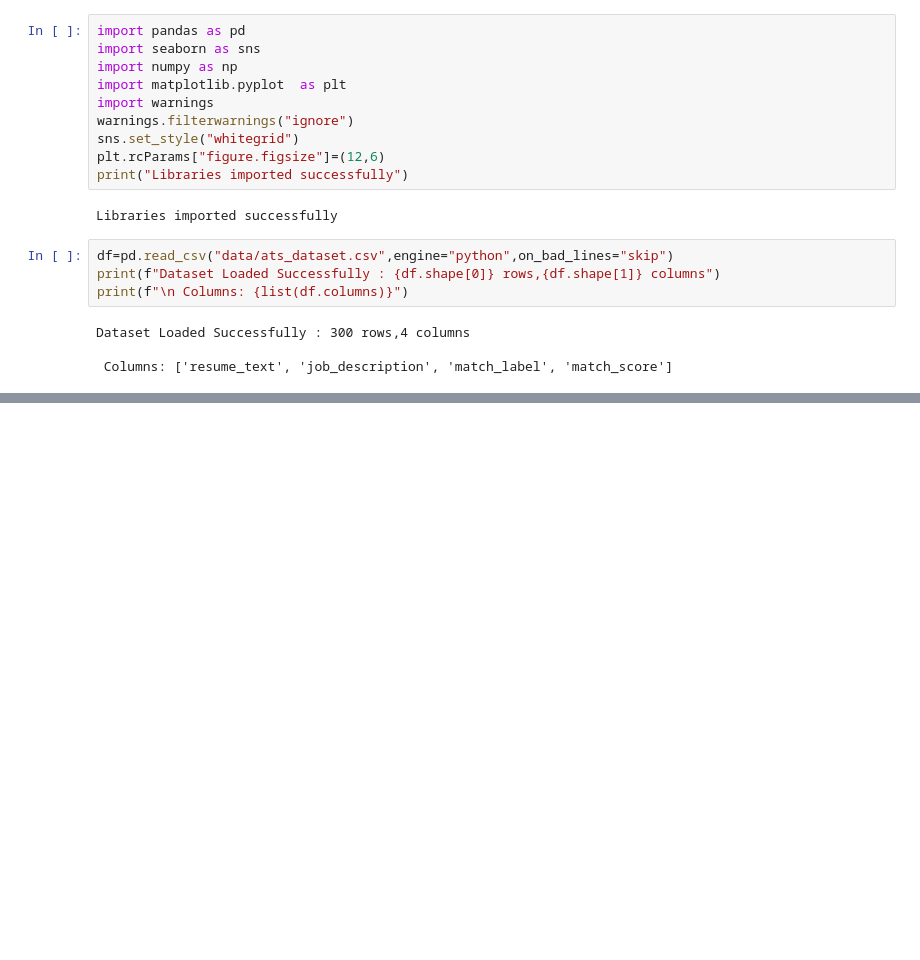
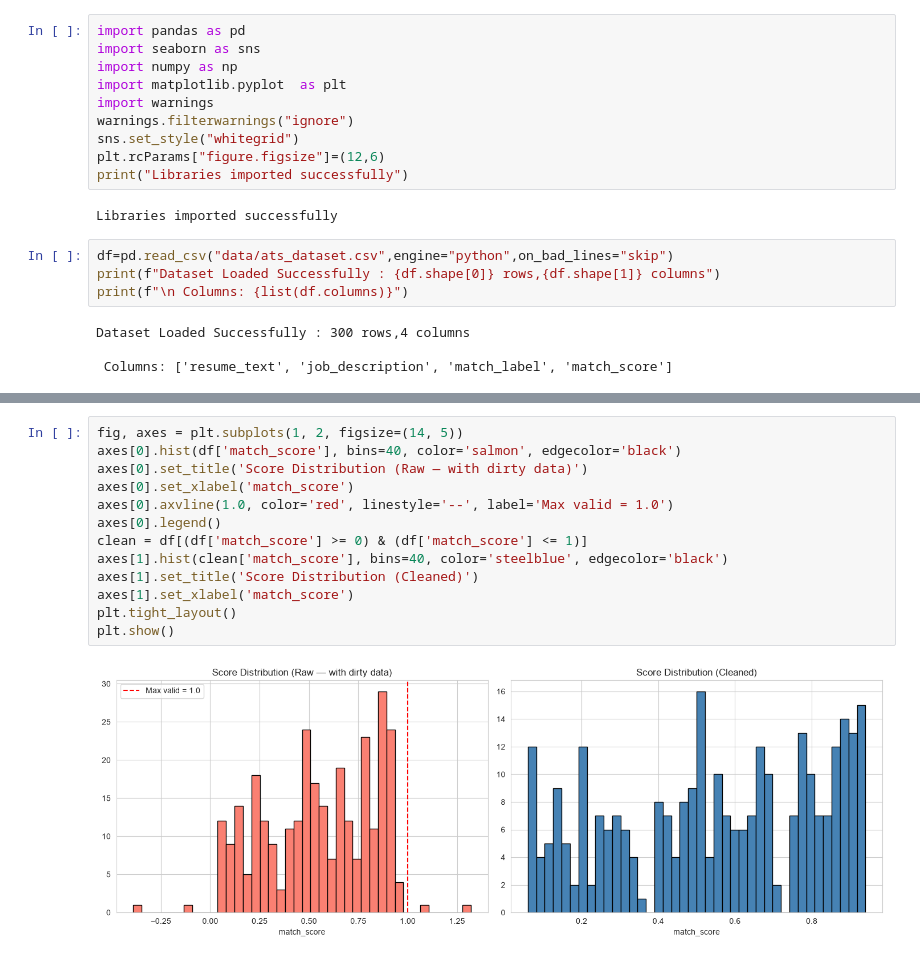
Before and after one commit to dileepkumar2626/ATS_Scorer_App, a Jupyter notebook: jupyter_notebooks/01_EDA_and_DATA_prep.ipynb, the cells around one changed output, grey strips where cells are left out. Saved outputs shown, nothing was run; the diff lists cells and outputs as text; blank space fills up the shorter version.

Commit message:
feat:final version of EDA and saving cleaned dataset

```diff
--- a/jupyter_notebooks/01_EDA_and_DATA_prep.ipynb
+++ b/jupyter_notebooks/01_EDA_and_DATA_prep.ipynb
@@ -44,0 +253,15 @@ Dataset Loaded Successfully : 300 rows,4 columns
+# %%
+fig, axes = plt.subplots(1, 2, figsize=(14, 5))
+axes[0].hist(df['match_score'], bins=40, color='salmon', edgecolor='black')
+axes[0].set_title('Score Distribution (Raw — with dirty data)')
+axes[0].set_xlabel('match_score')
+axes[0].axvline(1.0, color='red', linestyle='--', label='Max valid = 1.0')
+axes[0].legend()
+clean = df[(df['match_score'] >= 0) & (df['match_score'] <= 1)]
+axes[1].hist(clean['match_score'], bins=40, color='steelblue', edgecolor='black')
+axes[1].set_title('Score Distribution (Cleaned)')
+axes[1].set_xlabel('match_score')
+plt.tight_layout()
+plt.show()
+# %% [output]
+[figure, added]
```
Also changed, not shown: parts of 30 cells of this notebook, 1 other file.
